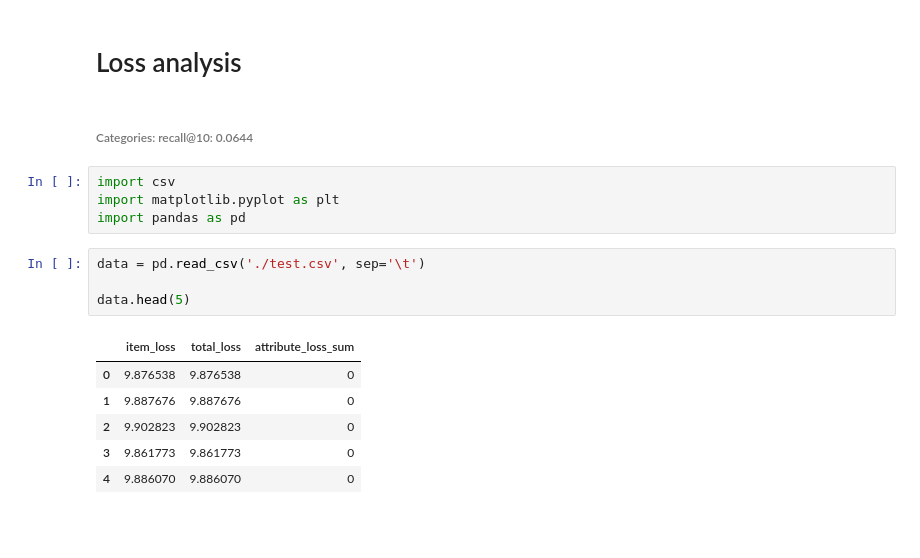
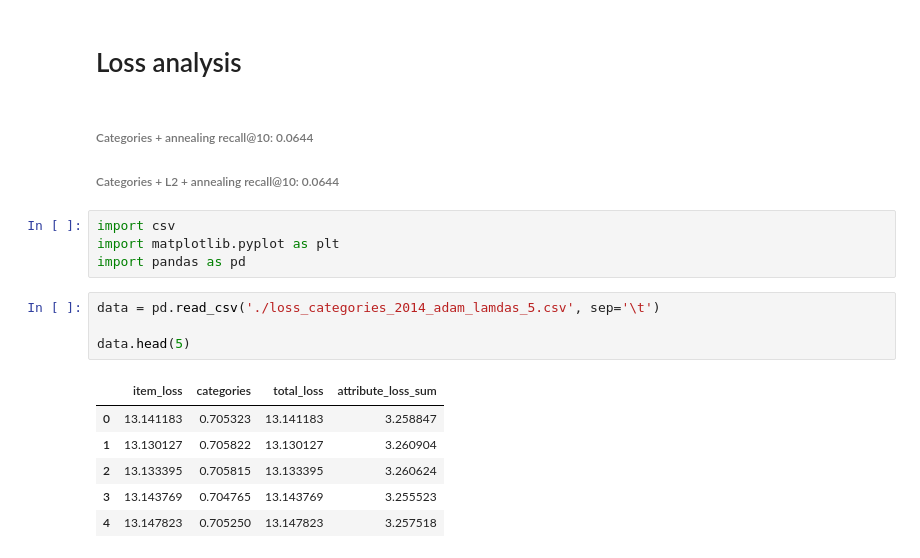
Before and after one commit to PiotrStachowicz/SequentialRecommendation, a Jupyter notebook: recbole/data/dataset/data_analysis/embeddings/loss_analysis.ipynb, the cells around one changed output. Drawn from its saved outputs; the diff is of its cells as text; blank space fills up the shorter version.

```diff
--- a/recbole/data/dataset/data_analysis/embeddings/loss_analysis.ipynb
+++ b/recbole/data/dataset/data_analysis/embeddings/loss_analysis.ipynb
@@ -1,22 +1,23 @@
 # %% [markdown]
 # Loss analysis
 # %% [markdown]
-###### Categories: recall@10: 0.0644
+###### Categories + annealing recall@10: 0.0644
+###### Categories + L2 + annealing recall@10: 0.0644
 # %%
 import csv
 import matplotlib.pyplot as plt
 import pandas as pd
 # %%
-data = pd.read_csv('./test.csv', sep='\t')
+data = pd.read_csv('./loss_categories_2014_adam_lamdas_5.csv', sep='\t')
 
 data.head(5)
 # %% [output]
-|  | item_loss | total_loss | attribute_loss_sum |
-| 0 | 9.876538 | 9.876538 | 0 |
-| 1 | 9.887676 | 9.887676 | 0 |
-| 2 | 9.902823 | 9.902823 | 0 |
-| 3 | 9.861773 | 9.861773 | 0 |
-| 4 | 9.886070 | 9.886070 | 0 |
+|  | item_loss | categories | total_loss | attribute_loss_sum |
+| 0 | 13.141183 | 0.705323 | 13.141183 | 3.258847 |
+| 1 | 13.130127 | 0.705822 | 13.130127 | 3.260904 |
+| 2 | 13.133395 | 0.705815 | 13.133395 | 3.260624 |
+| 3 | 13.143769 | 0.704765 | 13.143769 | 3.255523 |
+| 4 | 13.147823 | 0.705250 | 13.147823 | 3.257518 |
 # %%
 for col_name in data.columns:
     plt.xlabel('Interaction')
```
Also changed, not shown: parts of 2 cells of this notebook, 2 other files.
